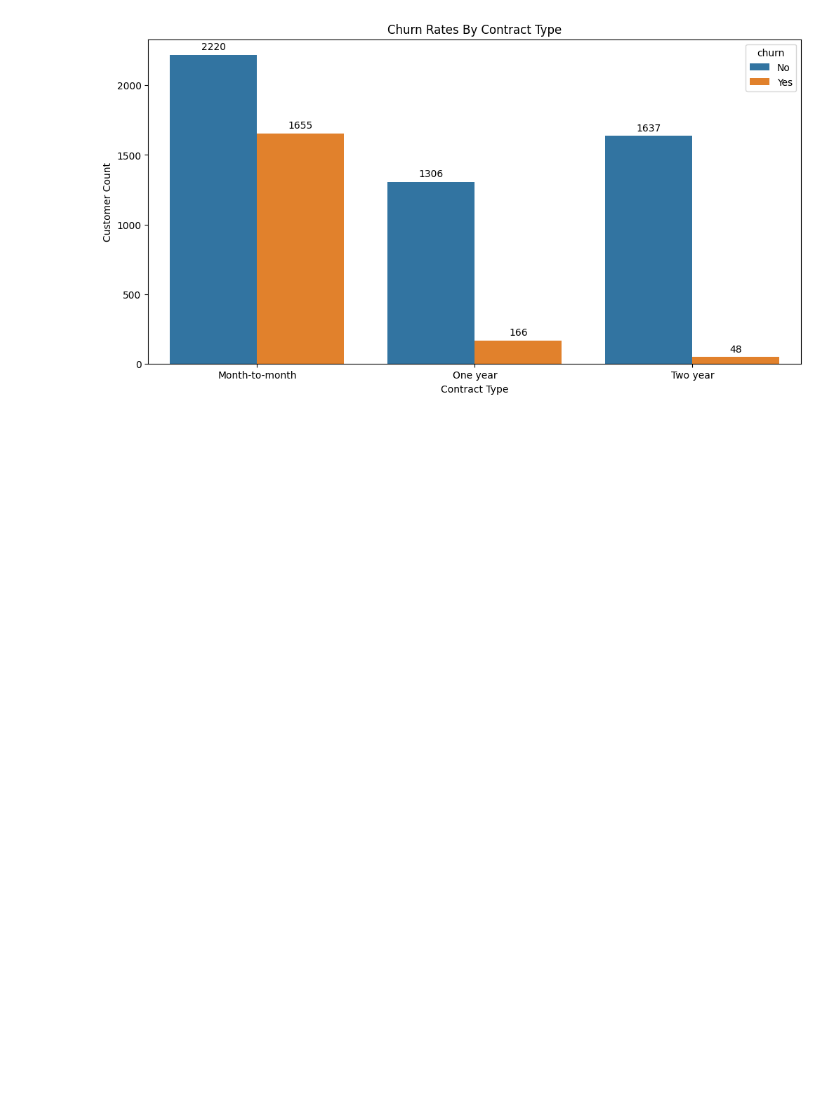
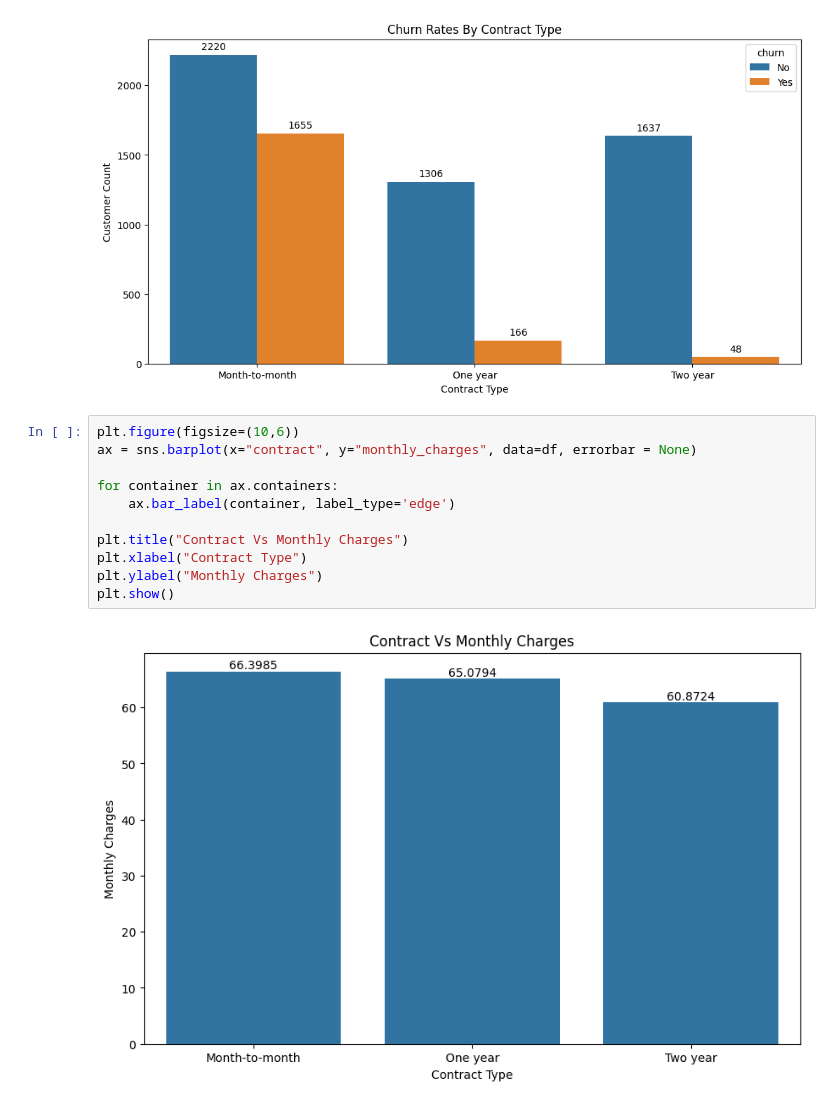
Before and after one commit to shlokzz/Customer-Churn-Prediction-Project, a Jupyter notebook: notebook/01_visual_eda.ipynb, the cells around one changed output. Drawn from its saved outputs; the diff is of its cells as text; blank space fills up the shorter version.

Commit message:
Analyze average monthly charges across contract types

```diff
--- a/notebook/01_visual_eda.ipynb
+++ b/notebook/01_visual_eda.ipynb
@@ -178,3 +178,16 @@ plt.ylabel("Customer Count")
 plt.show()
 # %% [output]
 [figure]
+# %%
+plt.figure(figsize=(10,6))
+ax = sns.barplot(x="contract", y="monthly_charges", data=df, errorbar = None)
+
+for container in ax.containers:
+    ax.bar_label(container, label_type='edge')
+
+plt.title("Contract Vs Monthly Charges")
+plt.xlabel("Contract Type")
+plt.ylabel("Monthly Charges")
+plt.show()
+# %% [output]
+[figure, added]
```
